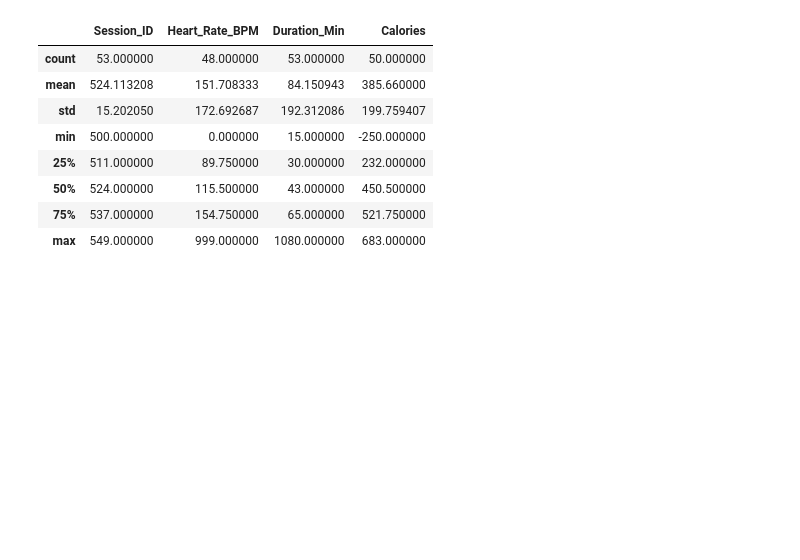
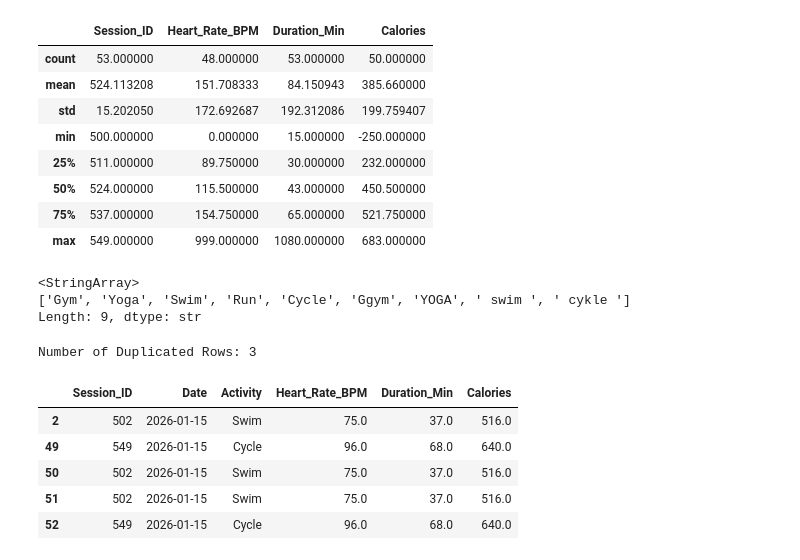
Before and after one commit to zcalifornia-ph/codex-labs-1.0, a Jupyter notebook: codex-labs/data cleaning.ipynb, the cells around one changed output. Saved outputs shown, nothing was run; the diff lists cells and outputs as text; code cells hidden in the pictures; blank space fills up the shorter version.

```diff
--- a/codex-labs/data cleaning.ipynb
+++ b/codex-labs/data cleaning.ipynb
@@ -75,3 +75,24 @@ df.describe()
 | 50% | 524.000000 | 115.500000 | 43.000000 | 450.500000 |
 | 75% | 537.000000 | 154.750000 | 65.000000 | 521.750000 |
 | max | 549.000000 | 999.000000 | 1080.000000 | 683.000000 |
+# %%
+# identify unique entries for normalization / cleaning
+print(df['Activity'].unique())
+# %% [output]
+<StringArray>
+['Gym', 'Yoga', 'Swim', 'Run', 'Cycle', 'Ggym', 'YOGA', ' swim ', ' cykle ']
+Length: 9, dtype: str
+# %%
+num_duplicates = df.duplicated().sum()
+print(f"Number of Duplicated Rows: {num_duplicates}")
+# %% [output]
+Number of Duplicated Rows: 3
+# %%
+display(df[df.duplicated(keep=False)])
+# %% [output]
+|  | Session_ID | Date | Activity | Heart_Rate_BPM | Duration_Min | Calories |
+| 2 | 502 | 2026-01-15 | Swim | 75.0 | 37.0 | 516.0 |
+| 49 | 549 | 2026-01-15 | Cycle | 96.0 | 68.0 | 640.0 |
+| 50 | 502 | 2026-01-15 | Swim | 75.0 | 37.0 | 516.0 |
+| 51 | 502 | 2026-01-15 | Swim | 75.0 | 37.0 | 516.0 |
+| 52 | 549 | 2026-01-15 | Cycle | 96.0 | 68.0 | 640.0 |
```
Also changed, not shown: parts of 12 cells of this notebook, 5 other files.
